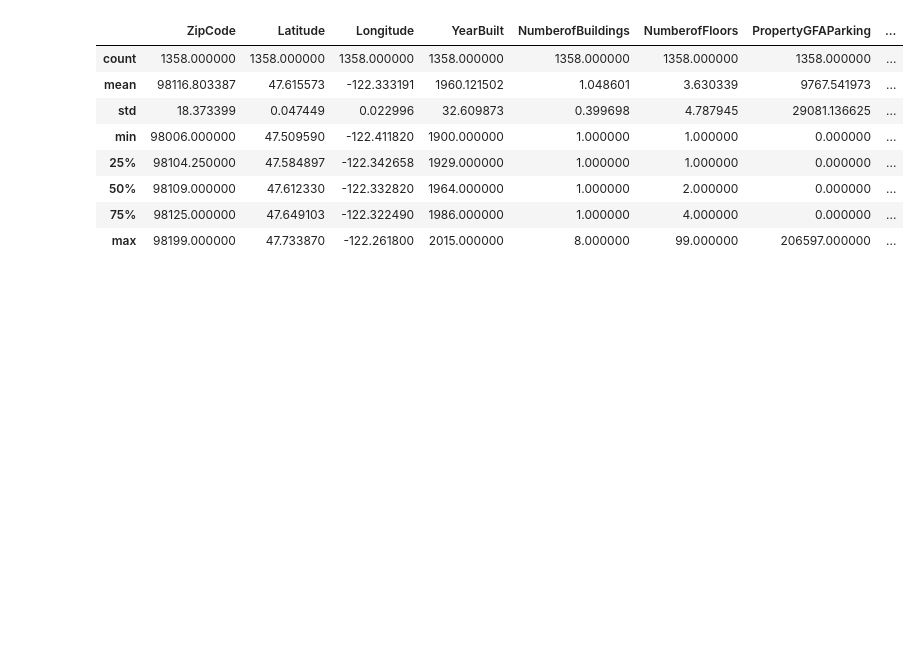
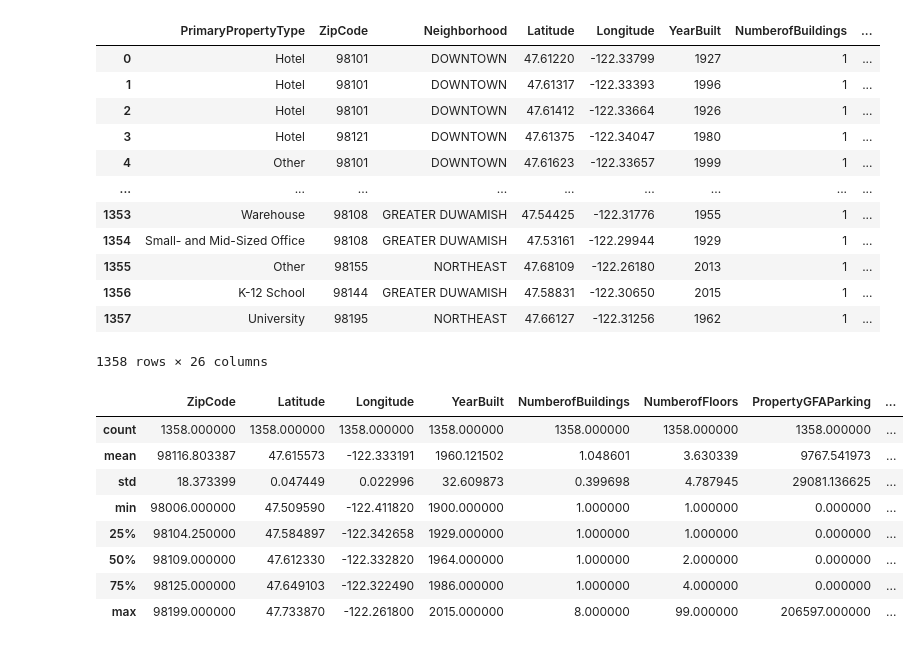
Before and after one commit to wdavid93/OpenClassRoom, a Jupyter notebook: Projet_4/phil_model_P4.ipynb, the cells around one changed output. Saved outputs shown, nothing was run; the diff lists cells and outputs as text; code cells hidden in the pictures; blank space fills up the shorter version.

```diff
--- a/Projet_4/phil_model_P4.ipynb
+++ b/Projet_4/phil_model_P4.ipynb
@@ -42,7 +46,23 @@ def analyse(estimator, X_test, y_test):
     print("Taux de prédictions entre 90% et 110% :", predictions_within_range)
 # %%
 data = pd.read_csv('data/polars_data_cleaned.csv')
-# data = pd.read_csv('data/polars_data_emissions_cleaned.csv')
+# Formule pour les poucentages
+# data["Electricity(percent)"] = data["Electricity(kBtu)"] / data["SiteEnergyUse(kBtu)"]
+data
+# %% [output]
+|  | PrimaryPropertyType | ZipCode | Neighborhood | Latitude | Longitude | YearBuilt | NumberofBuildings | ... |
+| 0 | Hotel | 98101 | DOWNTOWN | 47.61220 | -122.33799 | 1927 | 1 | ... |
+| 1 | Hotel | 98101 | DOWNTOWN | 47.61317 | -122.33393 | 1996 | 1 | ... |
+| 2 | Hotel | 98101 | DOWNTOWN | 47.61412 | -122.33664 | 1926 | 1 | ... |
+| 3 | Hotel | 98121 | DOWNTOWN | 47.61375 | -122.34047 | 1980 | 1 | ... |
+| 4 | Other | 98101 | DOWNTOWN | 47.61623 | -122.33657 | 1999 | 1 | ... |
+| ... | ... | ... | ... | ... | ... | ... | ... | ... |
+| 1353 | Warehouse | 98108 | GREATER DUWAMISH | 47.54425 | -122.31776 | 1955 | 1 | ... |
+| 1354 | Small- and Mid-Sized Office | 98108 | GREATER DUWAMISH | 47.53161 | -122.29944 | 1929 | 1 | ... |
+| 1355 | Other | 98155 | NORTHEAST | 47.68109 | -122.26180 | 2013 | 1 | ... |
+| 1356 | K-12 School | 98144 | GREATER DUWAMISH | 47.58831 | -122.30650 | 2015 | 1 | ... |
+| 1357 | University | 98195 | NORTHEAST | 47.66127 | -122.31256 | 1962 | 1 | ... |
+1358 rows × 26 columns
 # %%
 data.describe()
 # %% [output]
```
Also changed, not shown: parts of 8 cells of this notebook.
